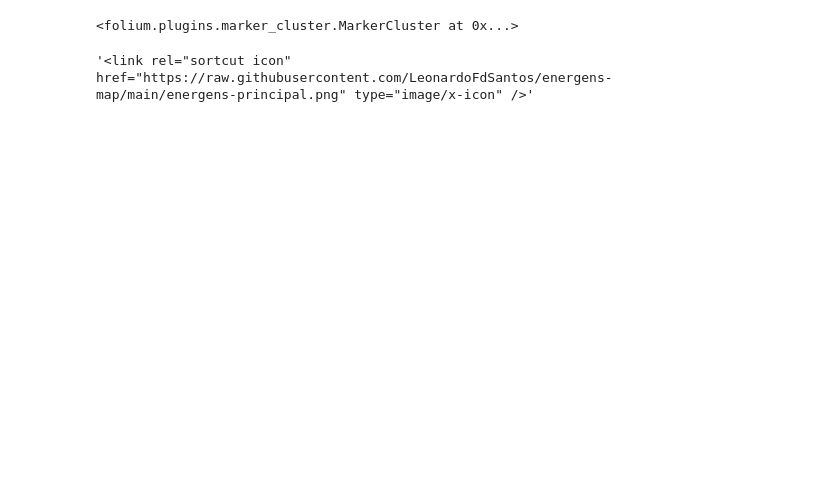
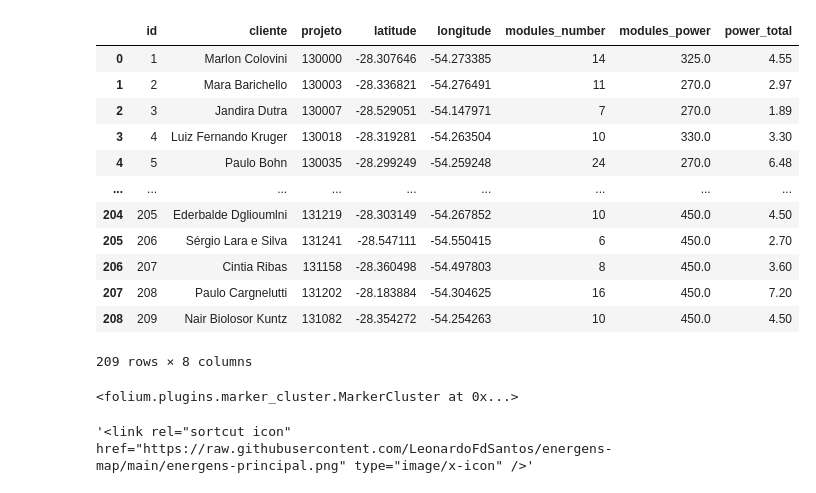
Before and after one commit to LeonardoFdSantos/energens-map, a Jupyter notebook: analiseMaps.ipynb, the cells around one changed output. Saved outputs shown, nothing was run; the diff lists cells and outputs as text; code cells hidden in the pictures; blank space fills up the shorter version.

```diff
--- a/analiseMaps.ipynb
+++ b/analiseMaps.ipynb
@@ -6,6 +6,21 @@ from folium import plugins
 # %%
 maps = pd.read_excel('localização clientes.xlsx')
 maps = maps
+maps
+# %% [output]
+|  | id | cliente | projeto | latitude | longitude | modules_number | modules_power | power_total |
+| 0 | 1 | Marlon Colovini | 130000 | -28.307646 | -54.273385 | 14 | 325.0 | 4.55 |
+| 1 | 2 | Mara Barichello | 130003 | -28.336821 | -54.276491 | 11 | 270.0 | 2.97 |
+| 2 | 3 | Jandira Dutra | 130007 | -28.529051 | -54.147971 | 7 | 270.0 | 1.89 |
+| 3 | 4 | Luiz Fernando Kruger | 130018 | -28.319281 | -54.263504 | 10 | 330.0 | 3.30 |
+| 4 | 5 | Paulo Bohn | 130035 | -28.299249 | -54.259248 | 24 | 270.0 | 6.48 |
+| ... | ... | ... | ... | ... | ... | ... | ... | ... |
+| 204 | 205 | Ederbalde Dglioumlni | 131219 | -28.303149 | -54.267852 | 10 | 450.0 | 4.50 |
+| 205 | 206 | Sérgio Lara e Silva | 131241 | -28.547111 | -54.550415 | 6 | 450.0 | 2.70 |
+| 206 | 207 | Cintia Ribas | 131158 | -28.360498 | -54.497803 | 8 | 450.0 | 3.60 |
+| 207 | 208 | Paulo Cargnelutti | 131202 | -28.183884 | -54.304625 | 16 | 450.0 | 7.20 |
+| 208 | 209 | Nair Biolosor Kuntz | 131082 | -28.354272 | -54.254263 | 10 | 450.0 | 4.50 |
+209 rows × 8 columns
 # %%
 coordenadas = []
 for lat, lng in zip(maps.latitude.values[:999],maps.longitude.values[:999]):
```
Also changed, not shown: 2 other files.
